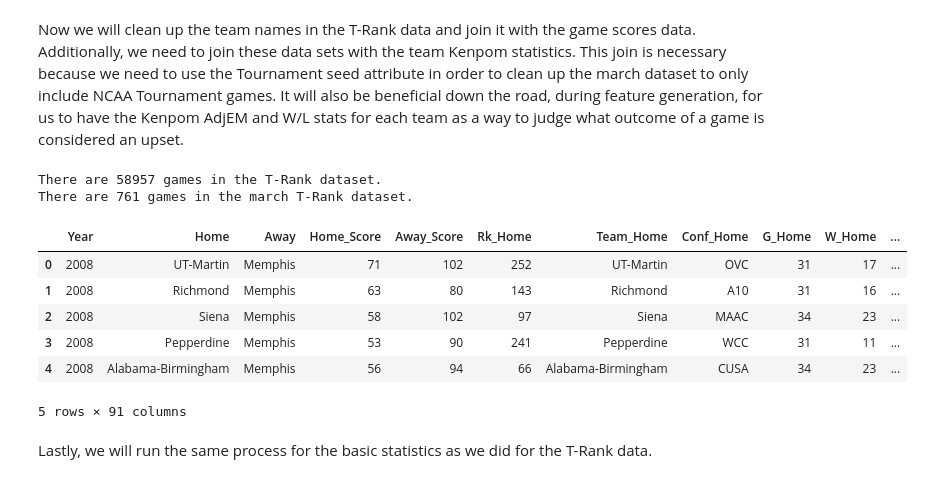
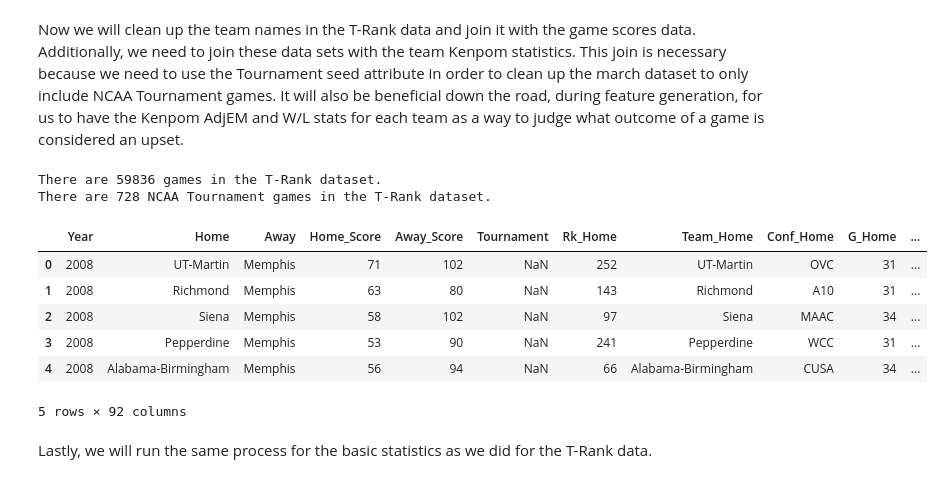
Before and after one commit to pjmartinkus/College_Basketball, a Jupyter notebook: Notebooks/Data Preparation and Cleaning.ipynb, the cells around one changed output. Drawn from its saved outputs; the diff is of its cells as text; code cells hidden in the pictures.

```diff
--- a/Notebooks/Data Preparation and Cleaning.ipynb
+++ b/Notebooks/Data Preparation and Cleaning.ipynb
@@ -51,20 +46,20 @@ for year in range(2002, this_year):
     # Load this year's data and clean up the school names to match up with scores data
     data_kenpom = pd.read_csv('{0}Kenpom/{1}_kenpom.csv'.format(path, year))
     kenpom_data[year] = cbb.update_kenpom(data_kenpom)
-    assert len(cbb.check_for_missing_names(regular_season[year], kenpom_data[year], False)) == 0
+    assert len(cbb.check_for_missing_names(scores_data[year], kenpom_data[year], False)) == 0
 
-    # TRank data starts in 2008 and the team name column is called school instead of team
+    # TRank data starts in 2008
     if year > 2007:
         data_TRank =  pd.read_csv('{0}TRank/{1}_TRank.csv'.format(path, year))
         TRank_data[year] = cbb.update_TRank(data_TRank)
-        assert len(cbb.check_for_missing_names(regular_season[year], TRank_data[year], False)) == 0
+        assert len(cbb.check_for_missing_names(scores_data[year], TRank_data[year], False)) == 0
 
-    # Basic stats data starts in 2010
+    # Basic stats data starts in 2010 and the team name column is called school instead of team
     if year > 2009:
         data_stats =  pd.read_csv('{0}SportsReference/{1}_stats.csv'.format(path, year))
         data_stats = data_stats.rename(index=str, columns={'School': 'Team'})
         stats_data[year] = cbb.update_basic(data_stats)
-        assert len(cbb.check_for_missing_names(regular_season[year], stats_data[year], False)) == 0
+        assert len(cbb.check_for_missing_names(scores_data[year], stats_data[year], False)) == 0
 # %%
 # Lets take a quick look at one of the datasets
 kenpom_data[2013].head()
@@ -137,68 +114,44 @@ There are 1152 games in the march Kenpom dataset.
 # %% [markdown]
 Now we will clean up the team names in the T-Rank data and join it with the game scores data. Additionally, we need to join these data sets with the team Kenpom statistics. This join is necessary because we need to use the Tournament seed attribute in order to clean up the march dataset to only include NCAA Tournament games. It will also be beneficial down the road, during feature generation, for us to have the Kenpom AdjEM and W/L stats for each team as a way to judge what outcome of a game is considered an upset.
 # %%
-# Save the paths to the scores data
 save_path = '../Data/Combined_Data/'
-
-# Save the joined tables in dictionaries
-regular = {}
-march = {}
+data = {}
 
 # We need to first join datasets from the same year
 for year in range(2008, this_year):
 
     # Get only the columns we need from the kenpom data
     kp = kenpom_data[year][['Team', 'AdjEM', 'Seed']]
 
     # Join the dataframes to get TRank data and kenpom (seed, adj_em) for both home and away team
-    regular[year] = pd.merge(regular_season[year], TRank_data[year], left_on='Home', right_on='Team', sort=False)
-    regular[year] = pd.merge(regular[year], TRank_data[year], left_on='Away', right_on='Team',
+    data[year] = pd.merge(scores_data[year], TRank_data[year], left_on='Home', right_on='Team', sort=False)
+    data[year] = pd.merge(data[year], TRank_data[year], left_on='Away', right_on='Team',
                              suffixes=('_Home', '_Away'), sort=False)
-    regular[year] = pd.merge(regular[year], kp, left_on='Home', right_on='Team', sort=False)
-    regular[year] = pd.merge(regular[year], kp, left_on='Away', right_on='Team',
+    data[year] = pd.merge(data[year], kp, left_on='Home', right_on='Team', sort=False)
+    data[year] = pd.merge(data[year], kp, left_on='Away', right_on='Team',
                              suffixes=('_Home', '_Away'), sort=False)
 
-    # Do the same for the march data (No march data for this year yet)
-    if year < this_year - 1:
-        march[year] = pd.merge(march_madness[year], TRank_data[year], left_on='Home', right_on='Team', sort=False)
-        march[year] = pd.merge(march[year], TRank_data[year], left_on='Away', right_on='Team',
-                                 suffixes=('_Home', '_Away'), sort=False)
-        march[year] = pd.merge(march[year], kp, left_on='Home', right_on='Team', sort=False)
-        march[year] = pd.merge(march[year], kp, left_on='Away', right_on='Team',
-                                 suffixes=('_Home', '_Away'), sort=False)
+    # Add a column to indicate the year
+    data[year].insert(0, 'Year', year)
 
-        # Move non-tournament games to regular season data
-        other_games = march[year][march[year]['Seed_Home'].isnull()]
-        regular[year] = pd.concat([regular[year], other_games], ignore_index=True)
-        march[year].drop(other_games.index, inplace=True)
-
-    # Add a column to indicate the year
-    regular[year].insert(0, 'Year', year)
-    if year < this_year - 1:
-        march[year].insert(0, 'Year', year)
-
-# Combine the data for every year
-regular_df = pd.concat(regular, ignore_index=True)
-march_df = pd.concat(march, ignore_index=True)
-
-# Save the data to csv files
-regular_df.to_csv('{0}TRank.csv'.format(save_path), index=False)
-march_df.to_csv('{0}TRank_march.csv'.format(save_path), index=False)
+# Combine the data for every year and save to csv
+TRank_df = pd.concat(data, ignore_index=True)
+TRank_df.to_csv('{0}TRank.csv'.format(save_path), index=False)
 
 # Lets take a look at one of the data sets
-print("There are {} games in the T-Rank dataset.".format(len(regular_df)))
-print("There are {} games in the march T-Rank dataset.".format(len(march_df)))
-regular_df.head()
+print("There are {} games in the T-Rank dataset.".format(len(TRank_df)))
+print("There are {} NCAA Tournament games in the T-Rank dataset.".format(len(cbb.filter_tournament(TRank_df))))
+TRank_df.head()
 # %% [output]
-There are 58957 games in the T-Rank dataset.
-There are 761 games in the march T-Rank dataset.
+There are 59836 games in the T-Rank dataset.
+There are 728 NCAA Tournament games in the T-Rank dataset.
-|  | Year | Home | Away | Home_Score | Away_Score | Rk_Home | Team_Home | Conf_Home | G_Home | W_Home | ... |
-| 0 | 2008 | UT-Martin | Memphis | 71 | 102 | 252 | UT-Martin | OVC | 31 | 17 | ... |
-| 1 | 2008 | Richmond | Memphis | 63 | 80 | 143 | Richmond | A10 | 31 | 16 | ... |
-| 2 | 2008 | Siena | Memphis | 58 | 102 | 97 | Siena | MAAC | 34 | 23 | ... |
-| 3 | 2008 | Pepperdine | Memphis | 53 | 90 | 241 | Pepperdine | WCC | 31 | 11 | ... |
-| 4 | 2008 | Alabama-Birmingham | Memphis | 56 | 94 | 66 | Alabama-Birmingham | CUSA | 34 | 23 | ... |
+|  | Year | Home | Away | Home_Score | Away_Score | Tournament | Rk_Home | Team_Home | Conf_Home | G_Home | ... |
+| 0 | 2008 | UT-Martin | Memphis | 71 | 102 | NaN | 252 | UT-Martin | OVC | 31 | ... |
+| 1 | 2008 | Richmond | Memphis | 63 | 80 | NaN | 143 | Richmond | A10 | 31 | ... |
+| 2 | 2008 | Siena | Memphis | 58 | 102 | NaN | 97 | Siena | MAAC | 34 | ... |
+| 3 | 2008 | Pepperdine | Memphis | 53 | 90 | NaN | 241 | Pepperdine | WCC | 31 | ... |
+| 4 | 2008 | Alabama-Birmingham | Memphis | 56 | 94 | NaN | 66 | Alabama-Birmingham | CUSA | 34 | ... |
-5 rows × 91 columns
+5 rows × 92 columns
 # %% [markdown]
 Lastly, we will run the same process for the basic statistics as we did for the T-Rank data.
 # %%
```
Also changed, not shown: parts of 5 cells of this notebook, 1 other file.
